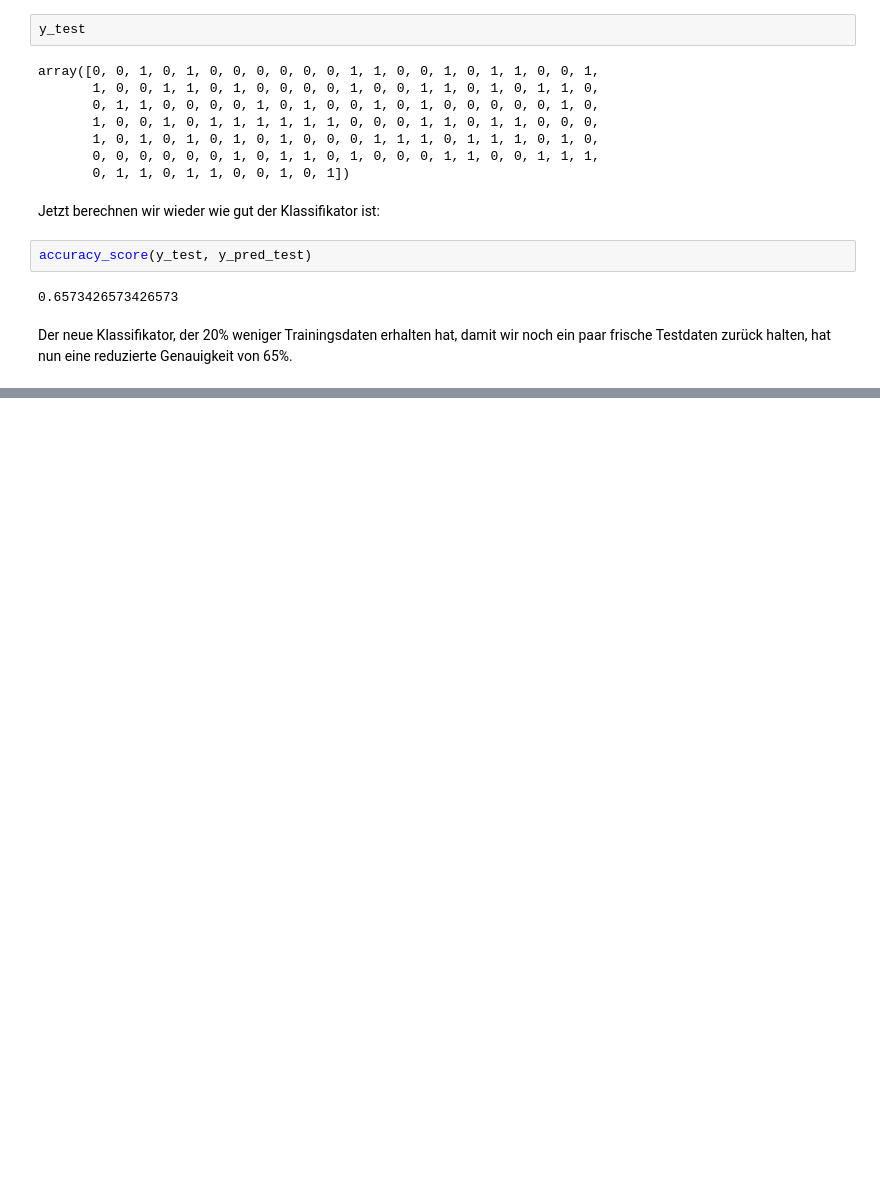
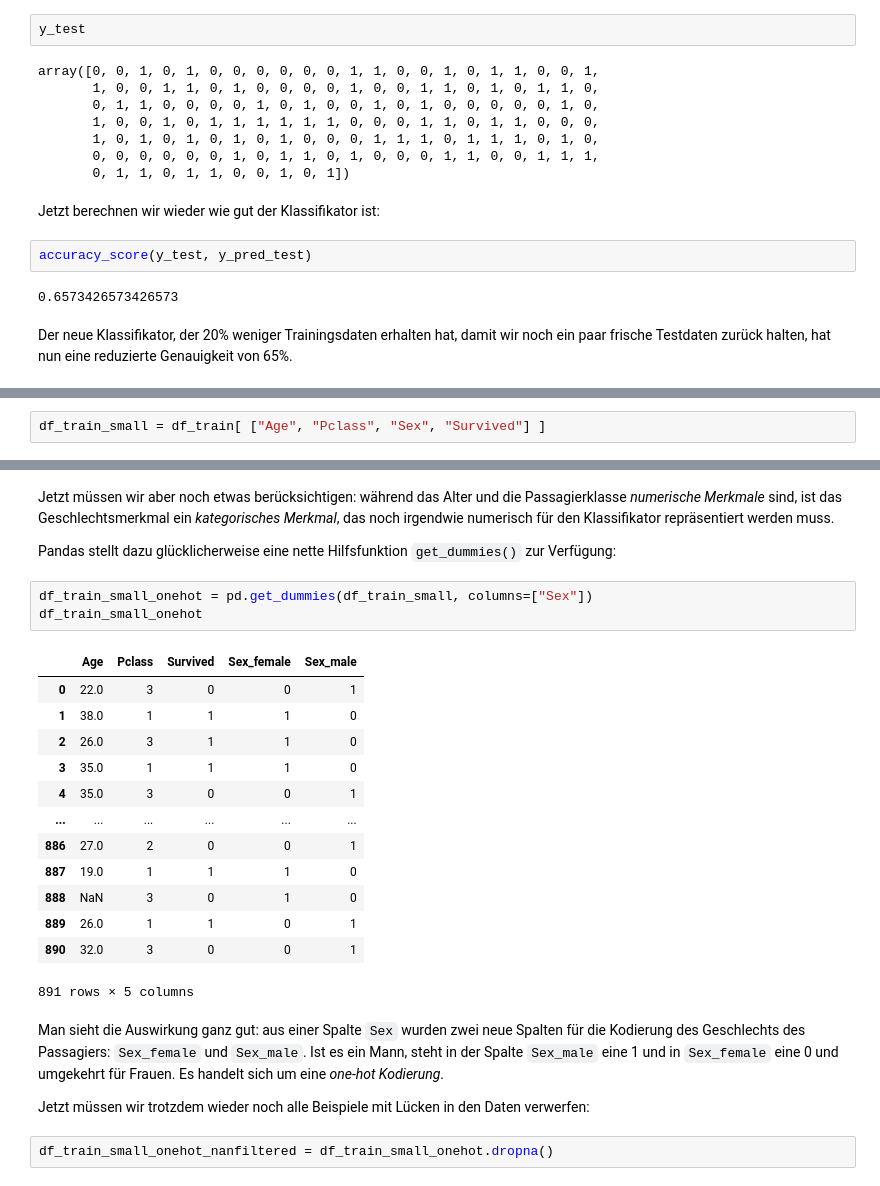
Before and after one commit to juebrauer/book_einstieg_in_ml_mit_scikit-learn, a Jupyter notebook: 02_naive_bayes.ipynb, the cells around one changed output, grey strips where cells are left out. Cells and saved outputs as stored; diff of their text form; blank space fills up the shorter version.

Commit message:
Improved Naive Bayes Classification dramatically by using the sex of the passenger: female vs. male.

```diff
--- a/02_naive_bayes.ipynb
+++ b/02_naive_bayes.ipynb
@@ -623,0 +648,2 @@ Der neue Klassifikator, der 20% weniger Trainingsdaten erhalten hat, damit wir n
+# %%
+df_train_small = df_train[ ["Age", "Pclass", "Sex", "Survived"] ]
@@ -623,0 +666,27 @@ Der neue Klassifikator, der 20% weniger Trainingsdaten erhalten hat, damit wir n
+# %% [markdown]
+Jetzt müssen wir aber noch etwas berücksichtigen: während das Alter und die Passagierklasse *numerische Merkmale* sind, ist das Geschlechtsmerkmal ein *kategorisches Merkmal*, das noch irgendwie numerisch für den Klassifikator repräsentiert werden muss.
+
+Pandas stellt dazu glücklicherweise eine nette Hilfsfunktion `get_dummies()` zur Verfügung:
+# %%
+df_train_small_onehot = pd.get_dummies(df_train_small, columns=["Sex"])
+df_train_small_onehot
+# %% [output]
+|  | Age | Pclass | Survived | Sex_female | Sex_male |
+| 0 | 22.0 | 3 | 0 | 0 | 1 |
+| 1 | 38.0 | 1 | 1 | 1 | 0 |
+| 2 | 26.0 | 3 | 1 | 1 | 0 |
+| 3 | 35.0 | 1 | 1 | 1 | 0 |
+| 4 | 35.0 | 3 | 0 | 0 | 1 |
+| ... | ... | ... | ... | ... | ... |
+| 886 | 27.0 | 2 | 0 | 0 | 1 |
+| 887 | 19.0 | 1 | 1 | 1 | 0 |
+| 888 | NaN | 3 | 0 | 1 | 0 |
+| 889 | 26.0 | 1 | 1 | 0 | 1 |
+| 890 | 32.0 | 3 | 0 | 0 | 1 |
+891 rows × 5 columns
+# %% [markdown]
+Man sieht die Auswirkung ganz gut: aus einer Spalte `Sex` wurden zwei neue Spalten für die Kodierung des Geschlechts des Passagiers: `Sex_female` und `Sex_male`. Ist es ein Mann, steht in der Spalte `Sex_male` eine 1 und in `Sex_female` eine 0 und umgekehrt für Frauen. Es handelt sich um eine *one-hot Kodierung*.
+
+Jetzt müssen wir trotzdem wieder noch alle Beispiele mit Lücken in den Daten verwerfen:
+# %%
+df_train_small_onehot_nanfiltered = df_train_small_onehot.dropna()
```
Also changed, not shown: parts of 18 cells of this notebook.
